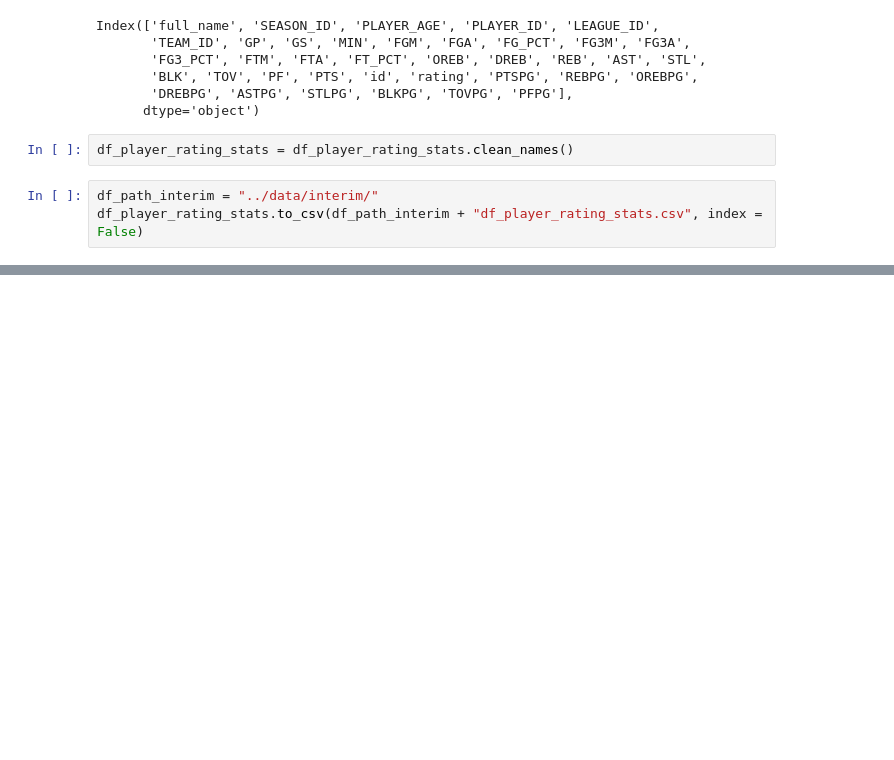
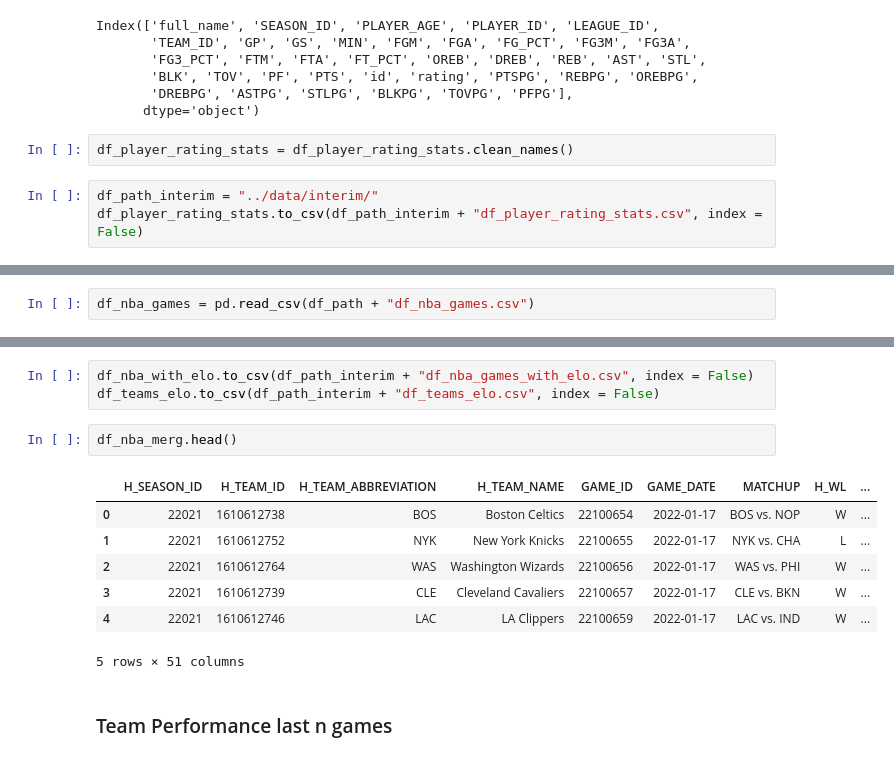
Before and after one commit to taryll/NBA_project, a Jupyter notebook: notebooks/02-Data_cleaning.ipynb, the cells around one changed output, grey strips where cells are left out. Drawn from its saved outputs; the diff is of its cells as text; blank space fills up the shorter version.

```diff
--- a/notebooks/02-Data_cleaning.ipynb
+++ b/notebooks/02-Data_cleaning.ipynb
@@ -177,0 +203,2 @@ df_player_rating_stats.to_csv(df_path_interim + "df_player_rating_stats.csv", in
+# %%
+df_nba_games = pd.read_csv(df_path + "df_nba_games.csv")
@@ -177,0 +385,15 @@ df_player_rating_stats.to_csv(df_path_interim + "df_player_rating_stats.csv", in
+# %%
+df_nba_with_elo.to_csv(df_path_interim + "df_nba_games_with_elo.csv", index = False)
+df_teams_elo.to_csv(df_path_interim + "df_teams_elo.csv", index = False)
+# %%
+df_nba_merg.head()
+# %% [output]
+|  | H_SEASON_ID | H_TEAM_ID | H_TEAM_ABBREVIATION | H_TEAM_NAME | GAME_ID | GAME_DATE | MATCHUP | H_WL | ... |
+| 0 | 22021 | 1610612738 | BOS | Boston Celtics | 22100654 | 2022-01-17 | BOS vs. NOP | W | ... |
+| 1 | 22021 | 1610612752 | NYK | New York Knicks | 22100655 | 2022-01-17 | NYK vs. CHA | L | ... |
+| 2 | 22021 | 1610612764 | WAS | Washington Wizards | 22100656 | 2022-01-17 | WAS vs. PHI | W | ... |
+| 3 | 22021 | 1610612739 | CLE | Cleveland Cavaliers | 22100657 | 2022-01-17 | CLE vs. BKN | W | ... |
+| 4 | 22021 | 1610612746 | LAC | LA Clippers | 22100659 | 2022-01-17 | LAC vs. IND | W | ... |
+5 rows × 51 columns
+# %% [markdown]
+### Team Performance last n games
```
Also changed, not shown: parts of 23 cells of this notebook, 2 other files.
